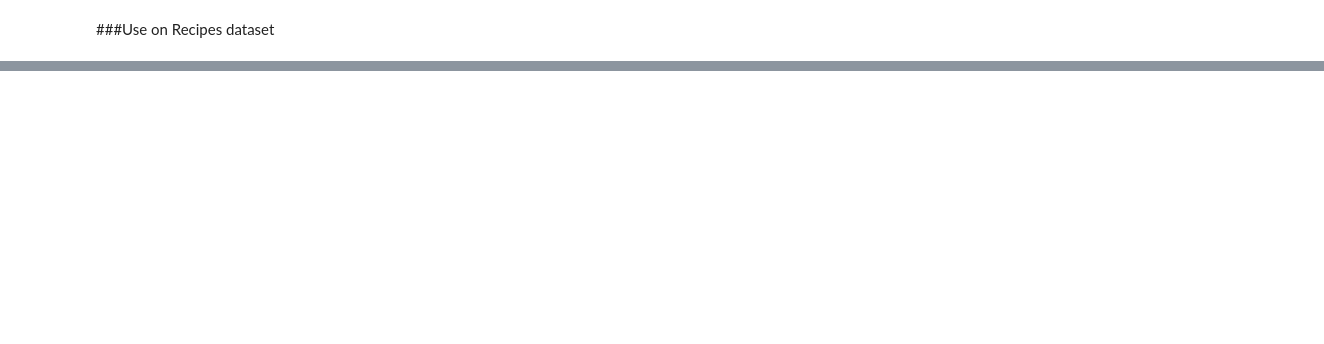
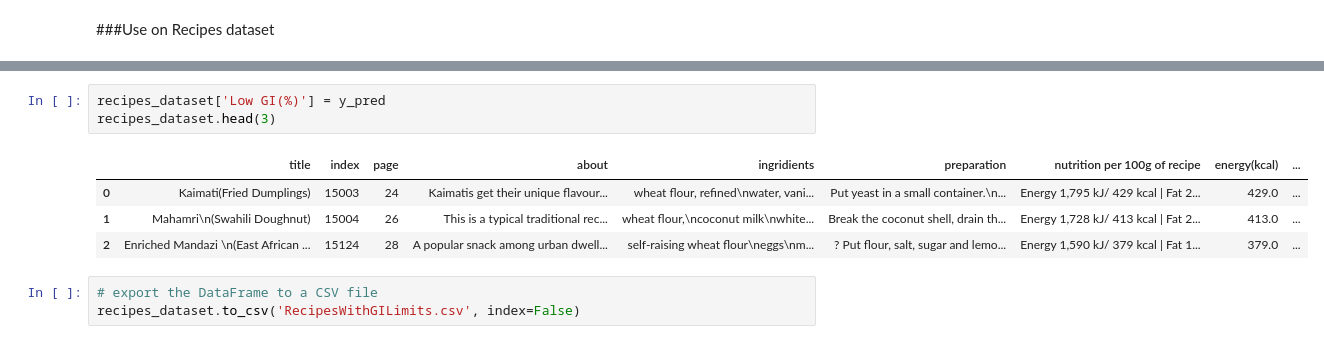
Before and after one commit to MutonyiLewis/DiabetesRecipes, a Jupyter notebook: GIRidgeRegression.ipynb, the cells around one changed output, grey strips where cells are left out. Saved outputs shown, nothing was run; the diff lists cells and outputs as text; blank space fills up the shorter version.

Commit message:
GI ridge regression with exported trained csv

```diff
--- a/GIRidgeRegression.ipynb
+++ b/GIRidgeRegression.ipynb
@@ -265,0 +276,11 @@ df.head(45)
+# %%
+recipes_dataset['Low GI(%)'] = y_pred
+recipes_dataset.head(3)
+# %% [output]
+|  | title | index | page | about | ingridients | preparation | nutrition per 100g of recipe | energy(kcal) | ... |
+| 0 | Kaimati(Fried Dumplings) | 15003 | 24 | Kaimatis get their unique flavour... | wheat flour, refined\nwater, vani... | Put yeast in a small container.\n... | Energy 1,795 kJ/ 429 kcal | Fat 2... | 429.0 | ... |
+| 1 | Mahamri\n(Swahili Doughnut) | 15004 | 26 | This is a typical traditional rec... | wheat flour,\ncoconut milk\nwhite... | Break the coconut shell, drain th... | Energy 1,728 kJ/ 413 kcal | Fat 2... | 413.0 | ... |
+| 2 | Enriched Mandazi \n(East African ... | 15124 | 28 | A popular snack among urban dwell... | self-raising wheat flour\neggs\nm... | ? Put flour, salt, sugar and lemo... | Energy 1,590 kJ/ 379 kcal | Fat 1... | 379.0 | ... |
+# %%
+# export the DataFrame to a CSV file
+recipes_dataset.to_csv('RecipesWithGILimits.csv', index=False)
```
Also changed, not shown: parts of 9 cells of this notebook.
